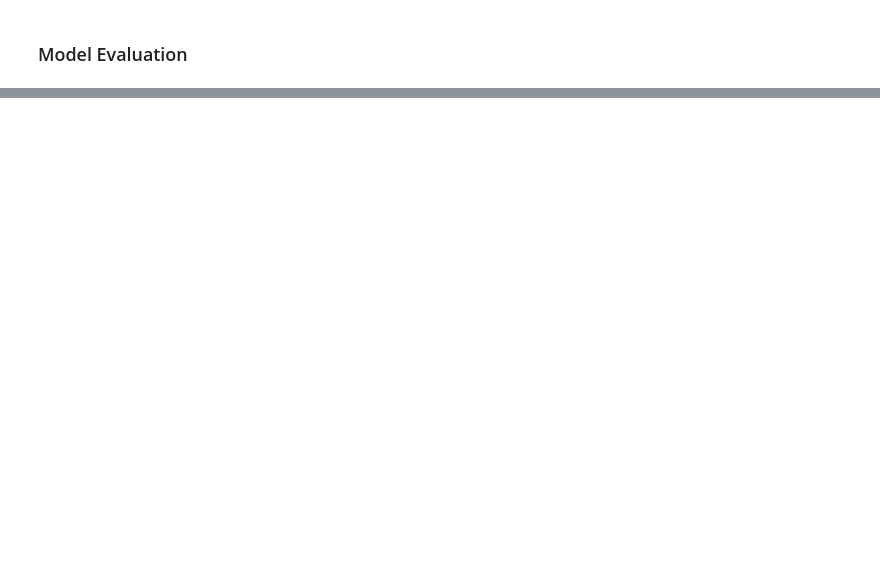
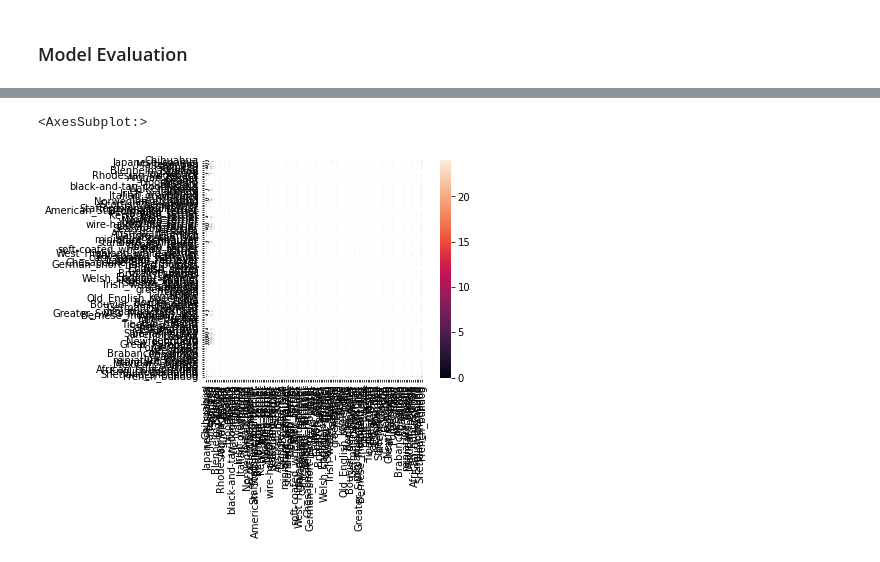
Before and after one commit to a-miller77/AnimalDetection, a Jupyter notebook: breeds.ipynb, the cells around one changed output, grey strips where cells are left out. Drawn from its saved outputs; the diff is of its cells as text; code cells hidden in the pictures; blank space fills up the shorter version.

```diff
--- a/breeds.ipynb
+++ b/breeds.ipynb
@@ -231,16 +321,16 @@ def get_compiled_model(input_shape):
 severity = 0.1
 
 cnn_modules = 4
-starting_features = 32
-feature_ramp = 2
+starting_features = 16
+feature_ramp = 1
 
-dff = 1024
+dff = 2048
 dff_decay = 0.5
 dropout_rate = 0.2
 
 num_classes = len(np.unique(y_train))
 batch_size = 64
-epochs = 50
+epochs = 20
 class_weights = class_weight.compute_class_weight(class_weight='balanced',
                                                   classes=np.unique(y_train),
                                                   y=y_train)
@@ -248,7 +338,19 @@ class_weights=dict(zip(np.unique(y_train), class_weights))
 # %%
 train_dataset = tf.data.Dataset.from_tensor_slices((X_train, y_train)).batch(batch_size)
 val_dataset = tf.data.Dataset.from_tensor_slices((X_val, y_val)).batch(batch_size)
+
+# # Apply `data_augmentation` to the training images.
+# train_ds = train_ds.map(
+#     lambda img, label: (data_augmentation(img), label),
+#     num_parallel_calls=tf.data.AUTOTUNE,
+# )
+# Prefetching samples in GPU memory helps maximize GPU utilization.
+train_dataset = train_dataset.prefetch(tf.data.AUTOTUNE)
+val_dataset = val_dataset.prefetch(tf.data.AUTOTUNE)
 # %%
+scheduler = keras.callbacks.LearningRateScheduler(lr_scheduler, verbose=1)
+#early_stop = keras.EarlyStopping(monitor='val_accuracy', patience = 6, mode='max', min_delta=1, verbose=1)
+
 model = get_compiled_model((299, 299, 3))
 model.build((16464, 299, 299, 3))
 model.summary()
@@ -255,4 +375,4 @@ model.summary()
 # %%
 history = model.fit(train_dataset, batch_size=batch_size, epochs=epochs,
-                        validation_data=val_dataset)#,
-                        #class_weight=class_weights, verbose=1, callbacks = [my_callback])
+                        validation_data=val_dataset,
+                        class_weight=class_weights, verbose=1, callbacks = [scheduler])
@@ -307,3 +457,6 @@ print('accuracy', accuracy(cm))
 # %%
-sns.heatmap(cm, xticklabels=range(2, 11), yticklabels=range(2, 11), annot=True, fmt='g', square=True)
+sns.heatmap(cm, xticklabels=breed_list, yticklabels=breed_list, annot=True, fmt='g', square=True)
+# %% [output]
+<AxesSubplot:>
+[figure, added]
 # %%
```
Also changed, not shown: parts of 20 cells of this notebook.
